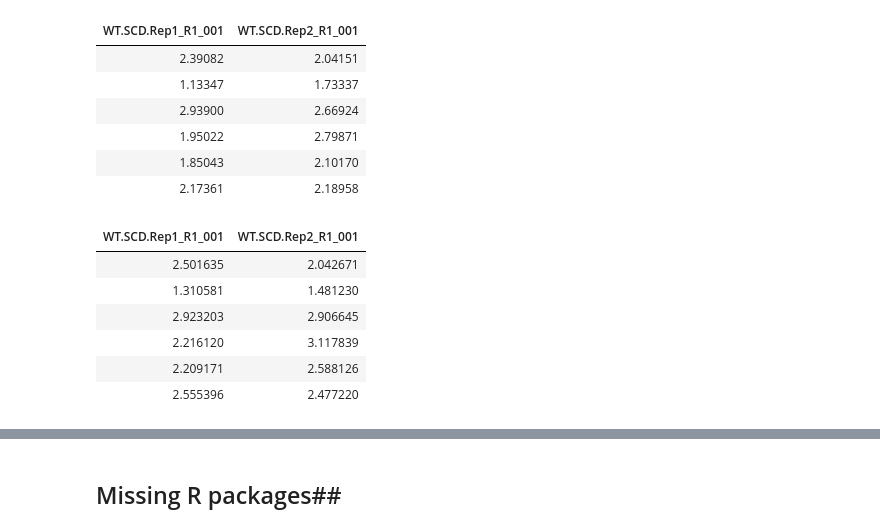
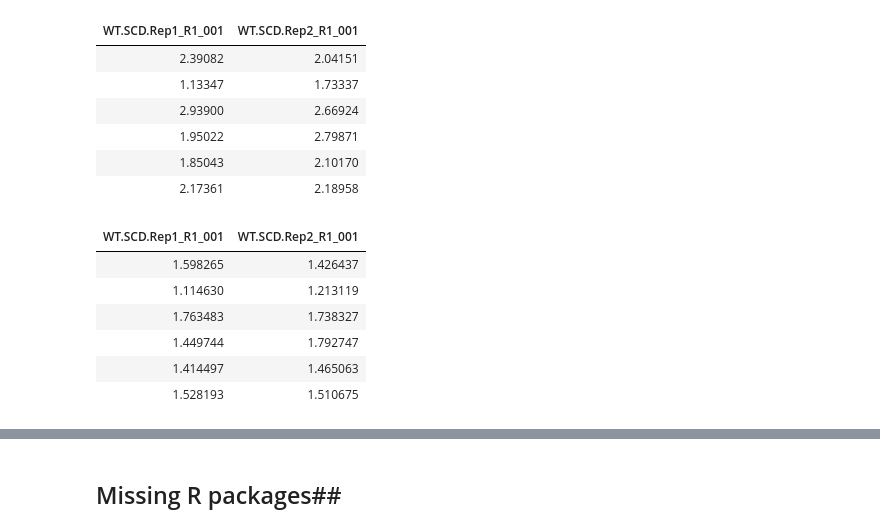
Before and after one commit to kundajelab/training_camp, a Jupyter notebook: workflow_notebooks/3.1 Clustering analysis and PCA.ipynb, the cells around one changed output, grey strips where cells are left out. Saved outputs shown, nothing was run; the diff lists cells and outputs as text; code cells hidden in the pictures.

```diff
--- a/workflow_notebooks/3.1 Clustering analysis and PCA.ipynb
+++ b/workflow_notebooks/3.1 Clustering analysis and PCA.ipynb
@@ -63,11 +53,11 @@ colnames(pval_data_matrix)=names(pval_data)
 colnames(fc_data_matrix)=names(fc_data)
 # %%
-head(pval_data_matrix)
+head(fc_data_matrix)
 # %% [output]
 | WT.SCD.Rep1_R1_001 | WT.SCD.Rep2_R1_001 |
-| 2.501635 | 2.042671 |
-| 1.310581 | 1.481230 |
-| 2.923203 | 2.906645 |
-| 2.216120 | 3.117839 |
-| 2.209171 | 2.588126 |
-| 2.555396 | 2.477220 |
+| 1.598265 | 1.426437 |
+| 1.114630 | 1.213119 |
+| 1.763483 | 1.738327 |
+| 1.449744 | 1.792747 |
+| 1.414497 | 1.465063 |
+| 1.528193 | 1.510675 |
```
Also changed, not shown: parts of 29 cells of this notebook, 5 other files.
